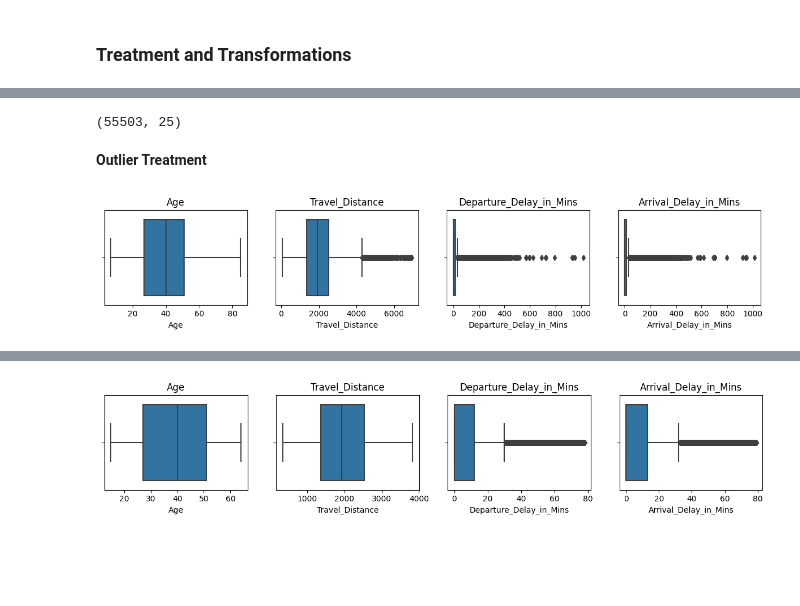
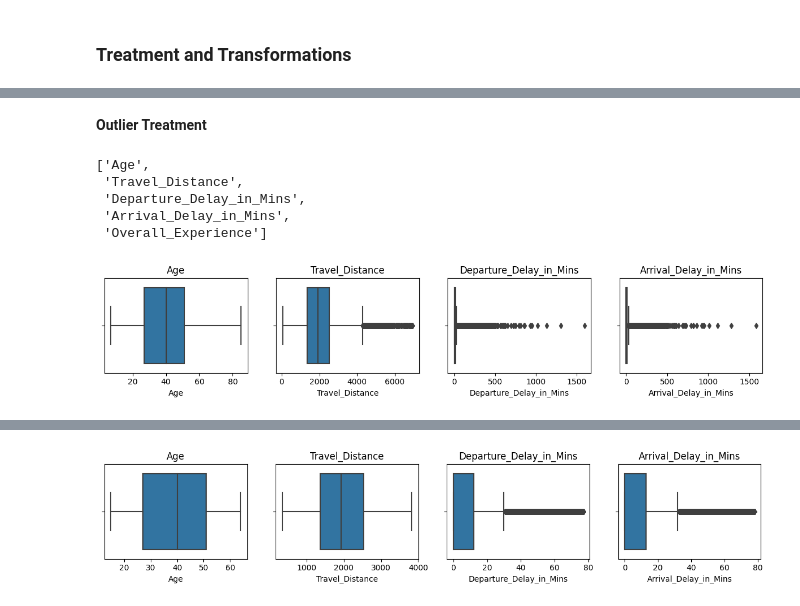
Before and after one commit to rathorevedant99/shinka_travel_exp_hackathon, a Jupyter notebook: src/Classification.ipynb, the cells around one changed output, grey strips where cells are left out. Cells and saved outputs as stored; diff of their text form; code cells hidden in the pictures; blank space fills up the shorter version.

```diff
--- a/src/Classification.ipynb
+++ b/src/Classification.ipynb
@@ -439,3 +295,3 @@ columns
 # %%
-for col in categorical_columns:
-    multi_analyze(df, col, target_col)
+# for col in categorical_columns:
+#     multi_analyze(df, col, target_col)
@@ -469,5 +307,13 @@ df.shape
-# %%
-df = df.dropna()
-df.shape
-# %% [output]
-(55503, 25)
+# %%
+def fill_na(data):
+    for col in data.columns:
+        if col in categorical_columns:
+            mode = data[col].mode().values[0]
+            data[col].fillna(mode, inplace=True)
+        else:
+            median = data[col].median()
+            data[col].fillna(median, inplace=True)
+
+    return data
+
+df = fill_na(df)
@@ -474,13 +322,24 @@ df.shape
 # %% [markdown]
 **Outlier Treatment**
+# %%
+numeric_columns
+# %% [output]
+['Age',
+ 'Travel_Distance',
+ 'Departure_Delay_in_Mins',
+ 'Arrival_Delay_in_Mins',
+ 'Overall_Experience']
+# %%
+outlier_columns = numeric_columns
+outlier_columns.remove(target_col)
 # %%
 ### Check for outliers
 plt.figure(figsize=(15, 10))
-for col, col_name in enumerate(numeric_columns):
+for col, col_name in enumerate(outlier_columns):
     plt.subplot(4, 4, col + 1)
     sns.boxplot(data=df,x=col_name)
     plt.title(col_name)
 
 plt.show()
 # %% [output]
-[figure, old version]
+[figure, new version]
```
Also changed, not shown: parts of 83 cells of this notebook, 2 other files.
